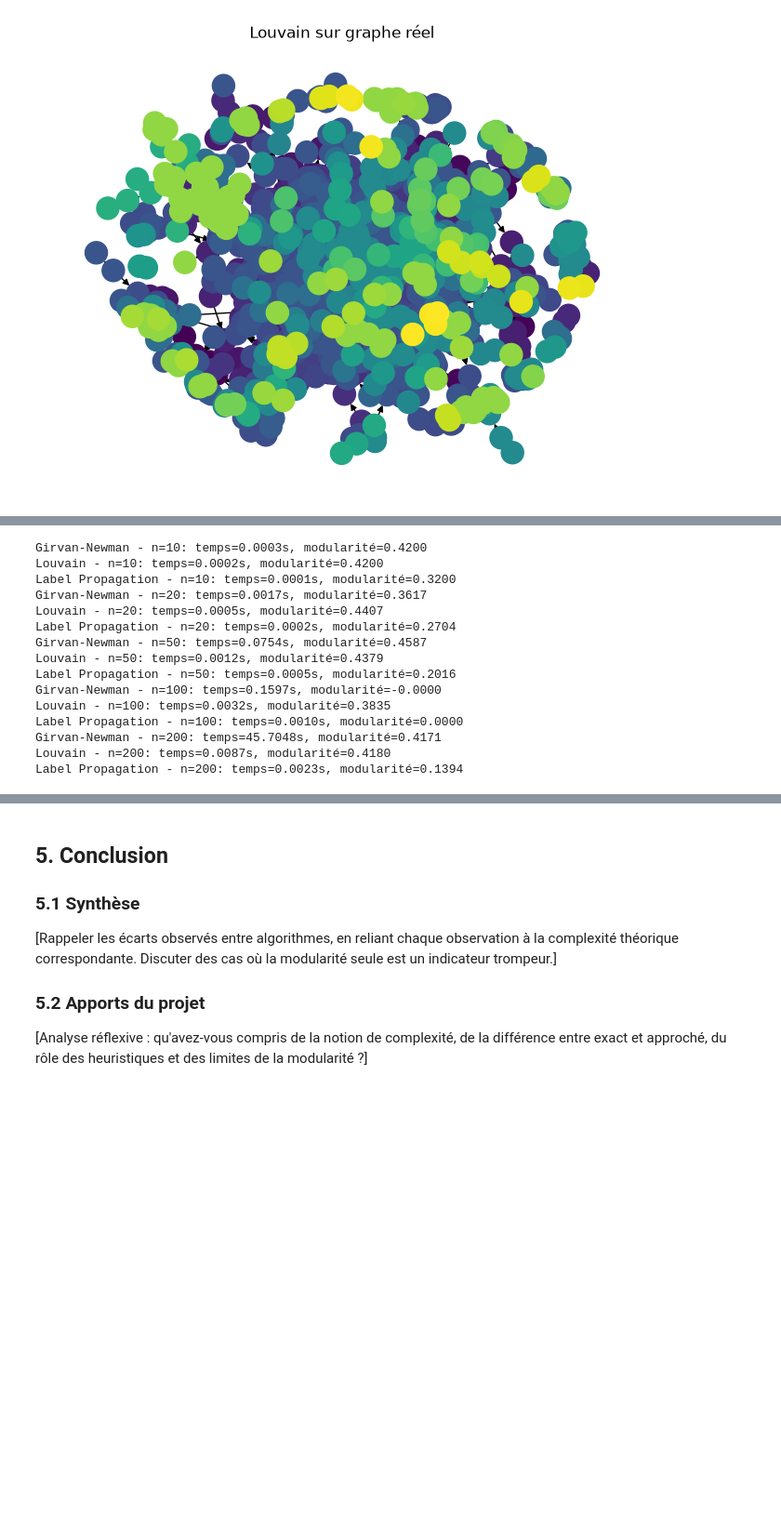
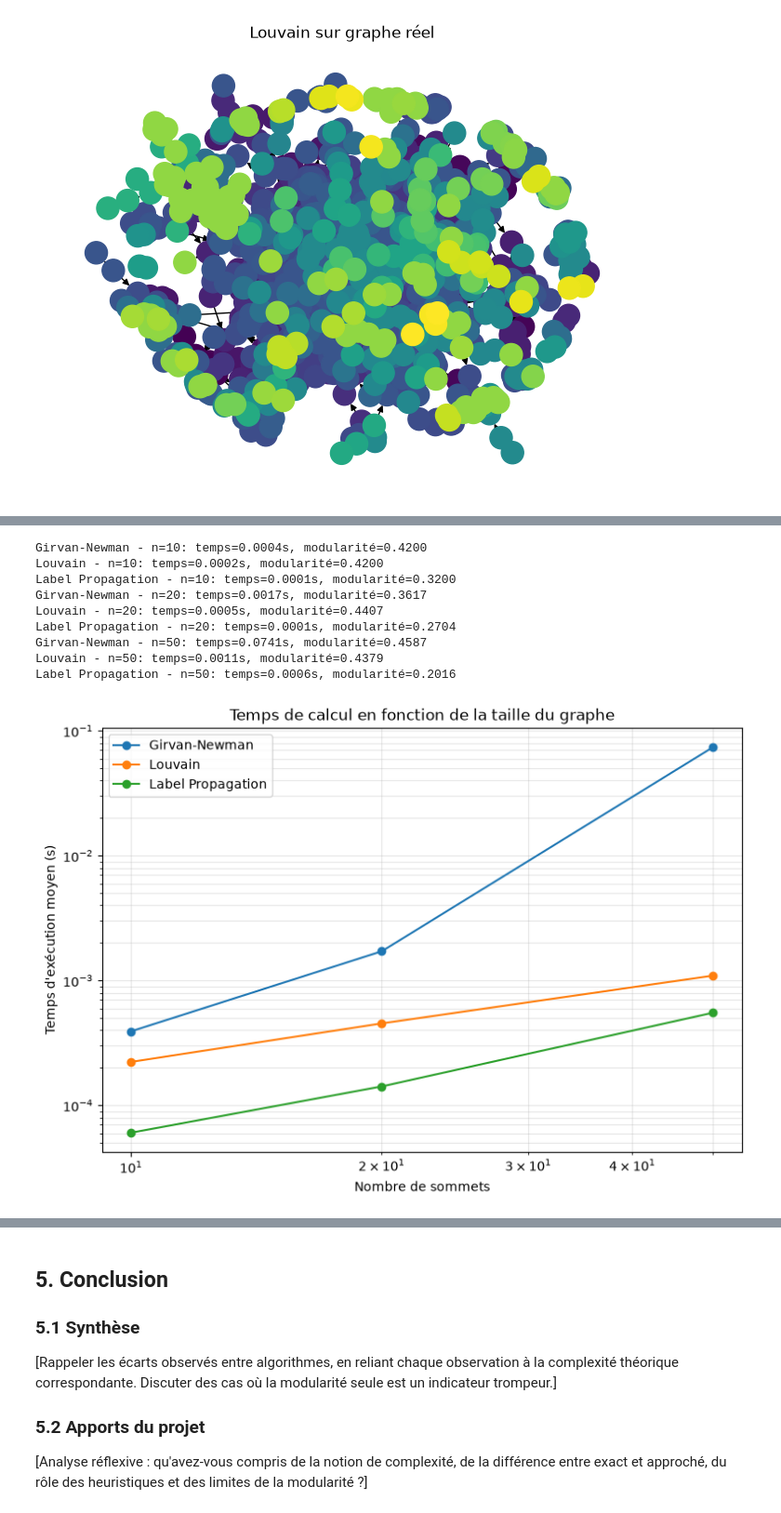
Before and after one commit to Nikoslaii/IT4A, a Jupyter notebook: Projet_A2026.ipynb, the cells around one changed output, grey strips where cells are left out. Shown at 93% size. Saved outputs shown, nothing was run; the diff lists cells and outputs as text; code cells hidden in the pictures; blank space fills up the shorter version.

```diff
--- a/Projet_A2026.ipynb
+++ b/Projet_A2026.ipynb
@@ -250,7 +249,7 @@ comparaison avec les complexités théoriques.]
 [Discussion des cas où une heuristique rapide atteint une qualité comparable à
 une heuristique lente, et inversement.]
 # %%
-sizes = [10, 20, 50, 100, 200, 500]#, 1000]
+sizes = [10, 20, 50]#, 100, 200, 500]#, 1000]
 results = {}
 
 for n in sizes:
@@ -269,41 +268,36 @@ for n in sizes:
 # Tracé temps
 plt.figure(figsize=(9, 6))
 for name, vals in results.items():
     ns, ts, qs = zip(*vals)
     plt.plot(ns, ts, marker='o', label=name)
 plt.xlabel("Nombre de sommets")
 plt.ylabel("Temps d'exécution moyen (s)")
 plt.xscale("log")
 plt.yscale("log")
 plt.title("Temps de calcul en fonction de la taille du graphe")
 plt.legend()
 plt.grid(True, which="both", alpha=0.3)
 plt.show()
 
 # Tracé modularité
 plt.figure(figsize=(9, 6))
 for name, vals in results.items():
     ns, ts, qs = zip(*vals)
     plt.plot(ns, qs, marker='o', label=name)
 plt.xlabel("Nombre de sommets")
 plt.ylabel("Modularité")
 plt.title("Qualité de la partition en fonction de la taille du graphe")
 plt.legend()
 plt.grid(True, alpha=0.3)
 plt.show()
 # %% [output]
-Girvan-Newman - n=10: temps=0.0003s, modularité=0.4200
+Girvan-Newman - n=10: temps=0.0004s, modularité=0.4200
 Louvain - n=10: temps=0.0002s, modularité=0.4200
 Label Propagation - n=10: temps=0.0001s, modularité=0.3200
 Girvan-Newman - n=20: temps=0.0017s, modularité=0.3617
 Louvain - n=20: temps=0.0005s, modularité=0.4407
-Label Propagation - n=20: temps=0.0002s, modularité=0.2704
-Girvan-Newman - n=50: temps=0.0754s, modularité=0.4587
-Louvain - n=50: temps=0.0012s, modularité=0.4379
-Label Propagation - n=50: temps=0.0005s, modularité=0.2016
-Girvan-Newman - n=100: temps=0.1597s, modularité=-0.0000
-Louvain - n=100: temps=0.0032s, modularité=0.3835
-Label Propagation - n=100: temps=0.0010s, modularité=0.0000
-Girvan-Newman - n=200: temps=45.7048s, modularité=0.4171
-Louvain - n=200: temps=0.0087s, modularité=0.4180
-Label Propagation - n=200: temps=0.0023s, modularité=0.1394
+Label Propagation - n=20: temps=0.0001s, modularité=0.2704
+Girvan-Newman - n=50: temps=0.0741s, modularité=0.4587
+Louvain - n=50: temps=0.0011s, modularité=0.4379
+Label Propagation - n=50: temps=0.0006s, modularité=0.2016
+[figure, added]
```
Also changed, not shown: parts of 3 cells of this notebook, 3 other files.
